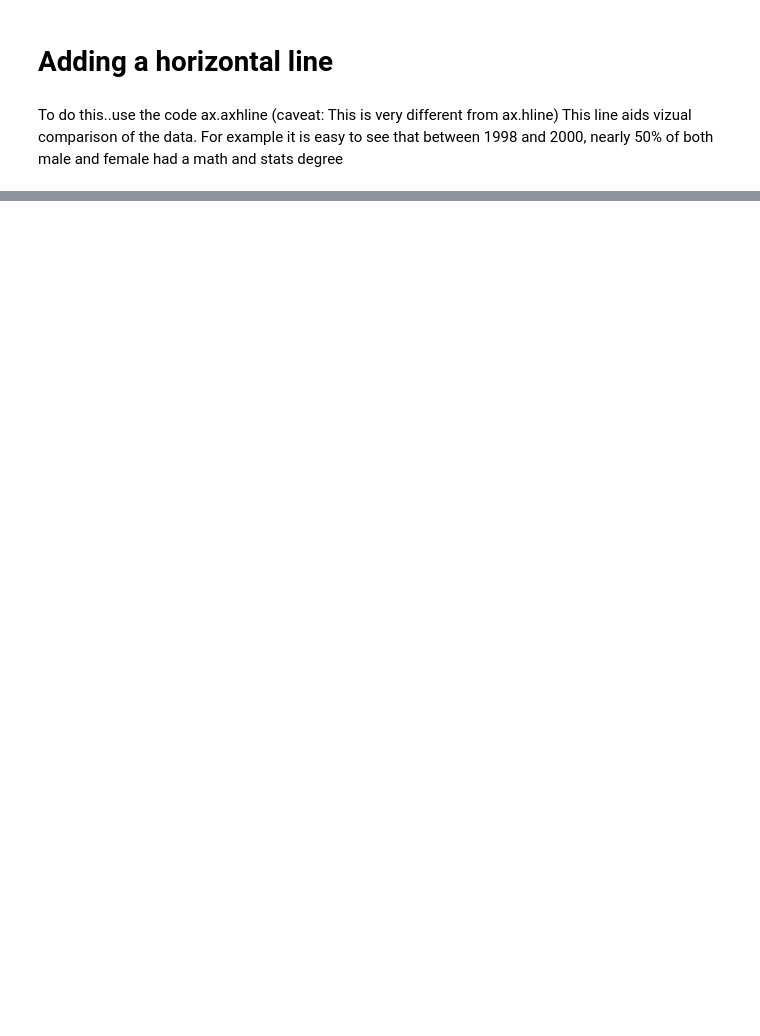
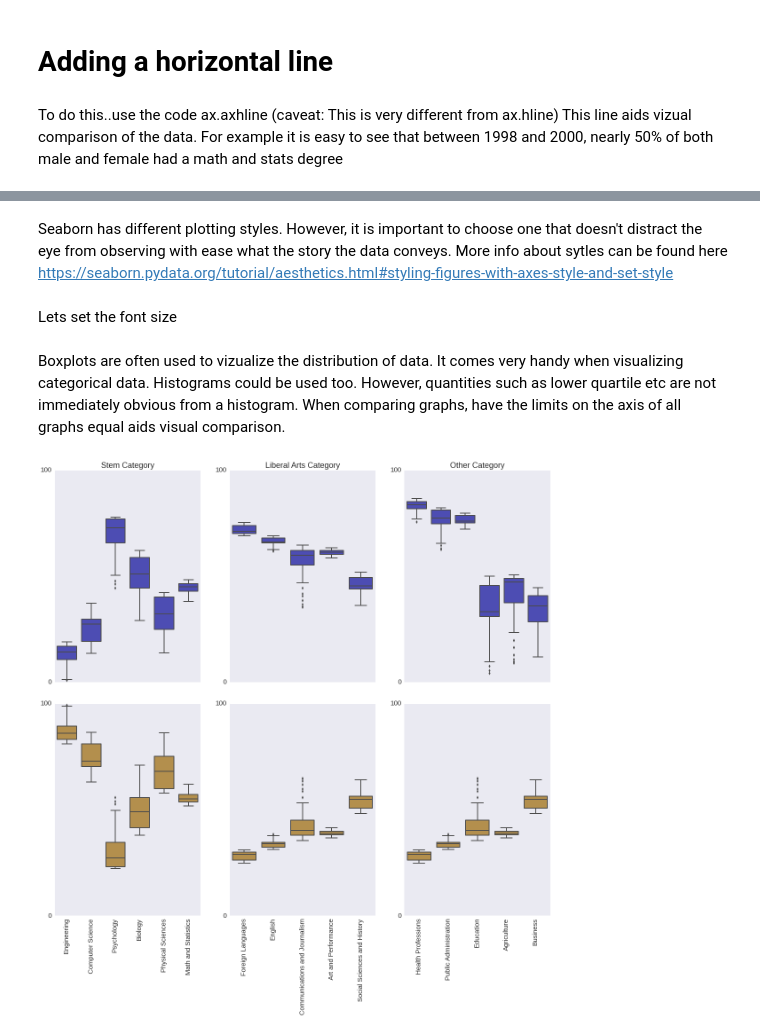
Before and after one commit to RaphaelOK/Data_Visualization-_Analysis, a Jupyter notebook: Data_Exploration_And_Visualization.ipynb, the cells around one changed output, grey strips where cells are left out. Cells and saved outputs as stored; diff of their text form; code cells hidden in the pictures; blank space fills up the shorter version.

```diff
--- a/Data_Exploration_And_Visualization.ipynb
+++ b/Data_Exploration_And_Visualization.ipynb
@@ -298,0 +398,61 @@ administrators decreas. Could this be because women are better administrators?
+# %% [markdown]
+Seaborn has different plotting styles. However, it is important to choose one that doesn't distract the eye from observing with ease what the story the data conveys. More info about sytles can be found here https://seaborn.pydata.org/tutorial/aesthetics.html#styling-figures-with-axes-style-and-set-style
+# %%
+
+sns.set_style("white")
+# %% [markdown]
+Lets set the font size
+# %%
+sns.set(font_scale=1.5)
+# %% [markdown]
+Boxplots are often used to vizualize the distribution of data. It comes very handy when visualizing categorical data. Histograms could be used too. However, quantities such as lower quartile etc are not immediately obvious from a histogram. When comparing graphs, have the limits on the axis of all graphs equal aids visual comparison.
+# %%
+
+fig = plt.figure( figsize=(20,18))
+fig.subplots_adjust(hspace=0.1)
+ax1 = fig.add_subplot(2,3,1)
+ax2 = fig.add_subplot(2,3,2)
+ax3=fig.add_subplot(2,3,3)
+ax4=fig.add_subplot(2,3,4)
+ax5=fig.add_subplot(2,3,5)
+ax6=fig.add_subplot(2,3,6)
+
+ax1=sns.boxplot(data=women_degrees[stem_cats],ax=ax1,saturation=0.4,color="b",linewidth=2)
+ax1.set_xticklabels([])
+ax1.set_ylim(0,100)
+ax1.set_yticks([0,100])
+ax1.set_title("Stem Category")
+
+
+ax2=sns.boxplot(data=women_degrees[lib_arts_cats],ax=ax2,saturation=0.4,color="b",linewidth=2)
+ax2.set_xticklabels([])
+ax2.set_ylim(0,100)
+ax2.set_yticks([0,100])
+ax2.set_title("Liberal Arts Category")
+
+ax3=sns.boxplot(data=women_degrees[other_cats],ax=ax3,saturation=0.4,color="b",linewidth=2)
+ax3.set_xticklabels([])
+ax3.set_ylim(0,100)
+ax3.set_yticks([0,100])
+ax3.set_title("Other Category")
+
+
+ax4=sns.boxplot(data=100-women_degrees[stem_cats],ax=ax4,saturation=0.4,color="orange",linewidth=2)
+ax4.set_xticklabels(stem_cats,rotation=90)
+ax4.set_ylim(0,100)
+ax4.set_yticks([0,100])
+
+ax5=sns.boxplot(data=100-women_degrees[lib_arts_cats],ax=ax5,saturation=0.4,color="orange",linewidth=2)
+ax5.set_xticklabels(lib_arts_cats,rotation=90)
+ax5.set_ylim(0,100)
+ax5.set_yticks([0,100])
+
+ax6=sns.boxplot(data=100-women_degrees[lib_arts_cats],ax=ax6,saturation=0.4,color="orange",linewidth=2)
+ax6.set_xticklabels(other_cats,rotation=90)
+ax6.set_ylim(0,100)
+ax6.set_yticks([0,100])
+
+
+sns.despine(top=True, bottom=True, left=True, right=True)
+# %% [output]
+[figure, added]
```
Also changed, not shown: parts of 16 cells of this notebook.
